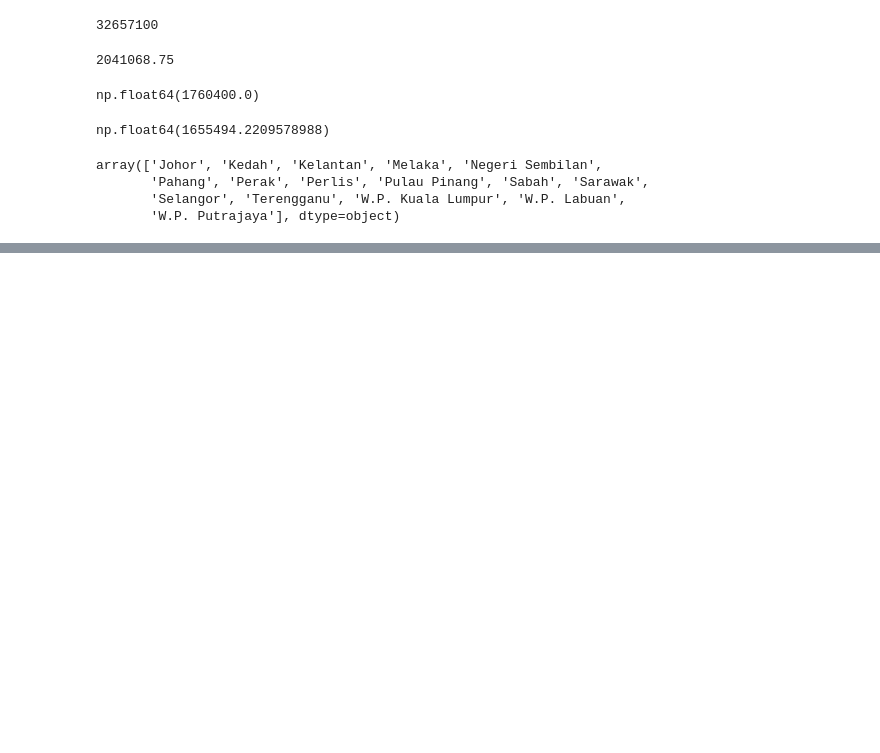
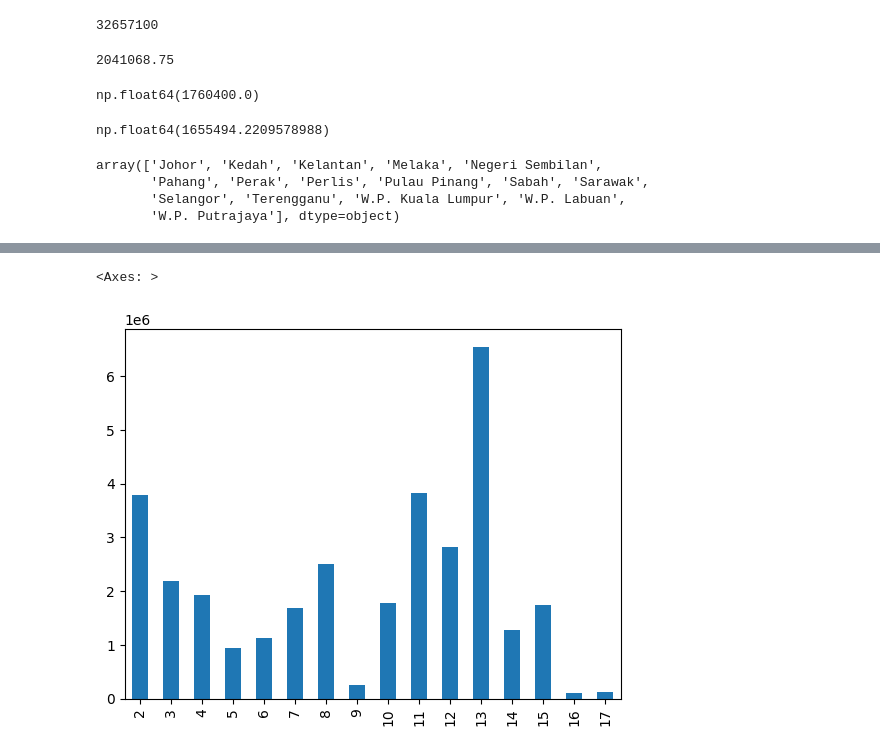
Before and after one commit to syahmisade/IEGCoding, a Jupyter notebook: July12/mypopulations.ipynb, the cells around one changed output, grey strips where cells are left out. Cells and saved outputs as stored; diff of their text form; code cells hidden in the pictures; blank space fills up the shorter version.

```diff
--- a/July12/mypopulations.ipynb
+++ b/July12/mypopulations.ipynb
@@ -562,0 +567,5 @@ array(['Johor', 'Kedah', 'Kelantan', 'Melaka', 'Negeri Sembilan',
+# %%
+p["total"].plot(kind="bar")
+# %% [output]
+<Axes: >
+[figure, added]
```
Also changed, not shown: parts of 6 cells of this notebook.
